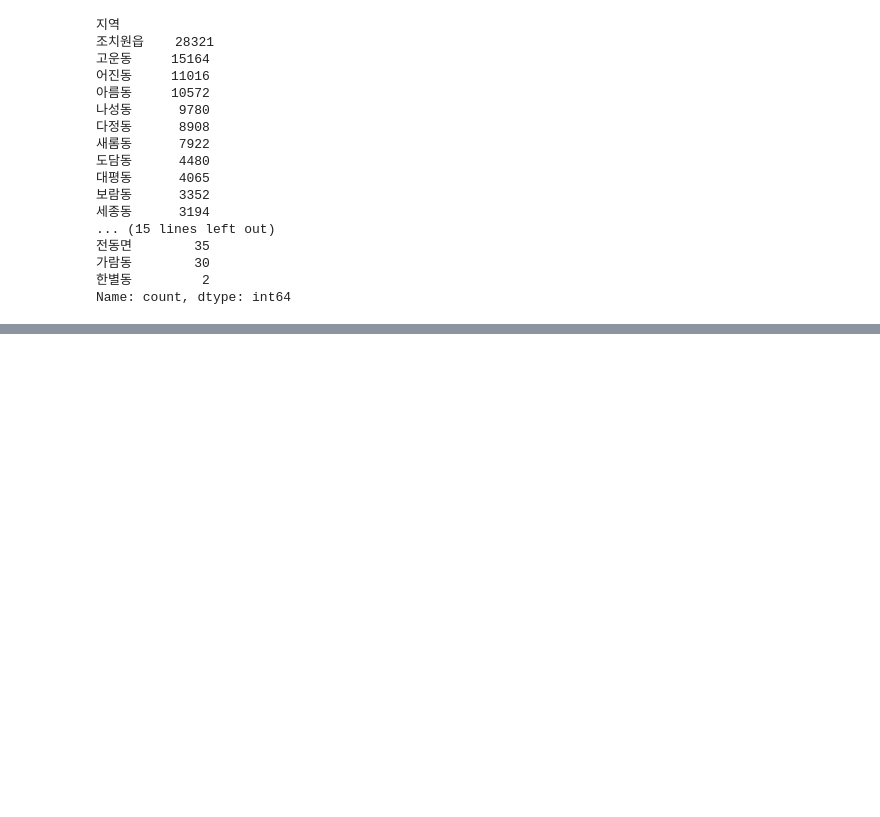
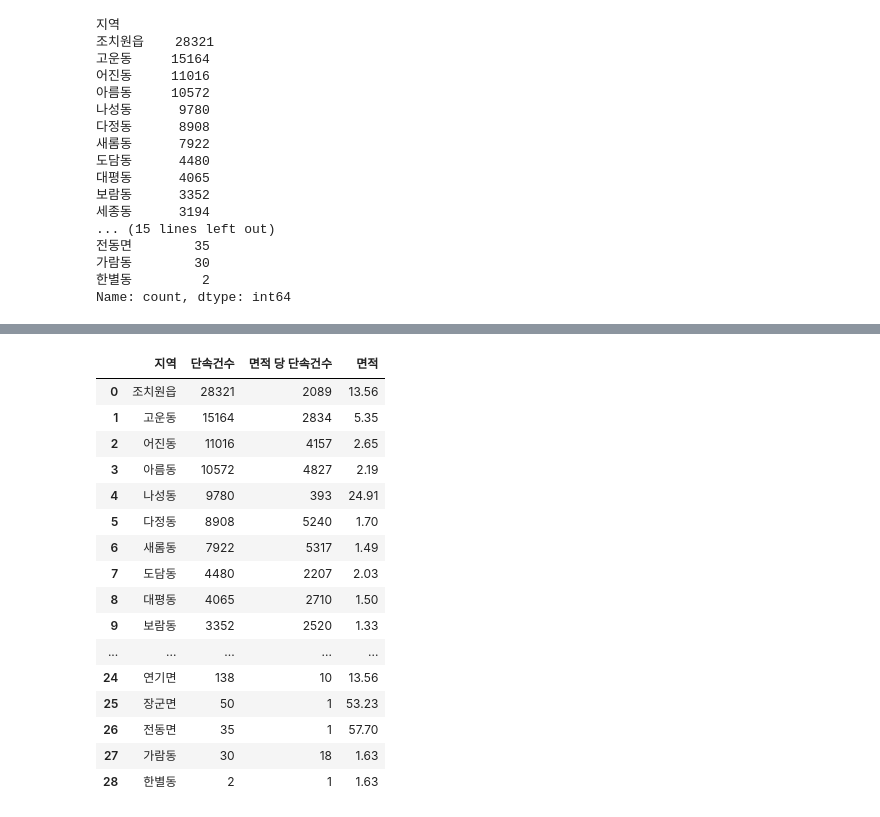
Before and after one commit to social-intelligence-team1/social-intelligence-project, a Jupyter notebook: main/illegal.ipynb, the cells around one changed output, grey strips where cells are left out. Saved outputs shown, nothing was run; the diff lists cells and outputs as text; code cells hidden in the pictures; blank space fills up the shorter version.

```diff
--- a/main/illegal.ipynb
+++ b/main/illegal.ipynb
@@ -206,3 +206,9 @@ illegal['지역'].value_counts()
 가람동        30
 한별동         2
 Name: count, dtype: int64
+# %%
+region_count_df = illegal['지역'].value_counts().reset_index()
+
+region_count_df.columns = ['지역', '단속건수']
+
+region_count_df
@@ -249,0 +272,3 @@ Name: count, dtype: int64
+# %%
+area = pd.read_excel('../resources/세종시_동별_면적.xlsx')
+area
@@ -249,0 +293,30 @@ Name: count, dtype: int64
+# %%
+merged_df = pd.merge(
+    region_count_df,
+    area,
+    on='지역'
+)
+
+merged_df['면적 당 단속건수'] = (
+    merged_df['단속건수'] / merged_df['면적']
+).round(0).astype(int)
+
+merged_df
+# %% [output]
+|  | 지역 | 단속건수 | 면적 당 단속건수 | 면적 |
+| 0 | 조치원읍 | 28321 | 2089 | 13.56 |
+| 1 | 고운동 | 15164 | 2834 | 5.35 |
+| 2 | 어진동 | 11016 | 4157 | 2.65 |
+| 3 | 아름동 | 10572 | 4827 | 2.19 |
+| 4 | 나성동 | 9780 | 393 | 24.91 |
+| 5 | 다정동 | 8908 | 5240 | 1.70 |
+| 6 | 새롬동 | 7922 | 5317 | 1.49 |
+| 7 | 도담동 | 4480 | 2207 | 2.03 |
+| 8 | 대평동 | 4065 | 2710 | 1.50 |
+| 9 | 보람동 | 3352 | 2520 | 1.33 |
+| ... | ... | ... | ... | ... |
+| 24 | 연기면 | 138 | 10 | 13.56 |
+| 25 | 장군면 | 50 | 1 | 53.23 |
+| 26 | 전동면 | 35 | 1 | 57.70 |
+| 27 | 가람동 | 30 | 18 | 1.63 |
+| 28 | 한별동 | 2 | 1 | 1.63 |
```
Also changed, not shown: parts of 9 cells of this notebook.
